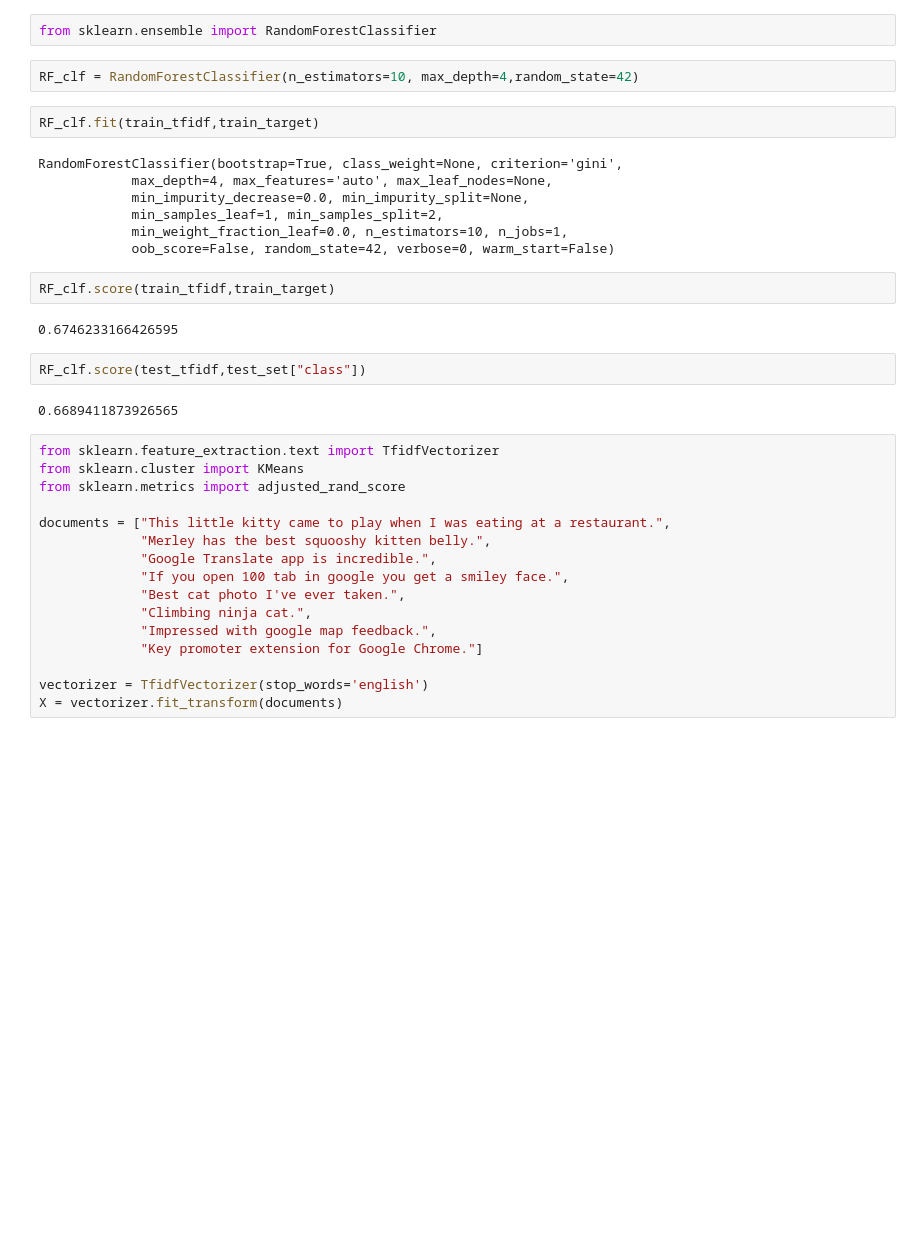
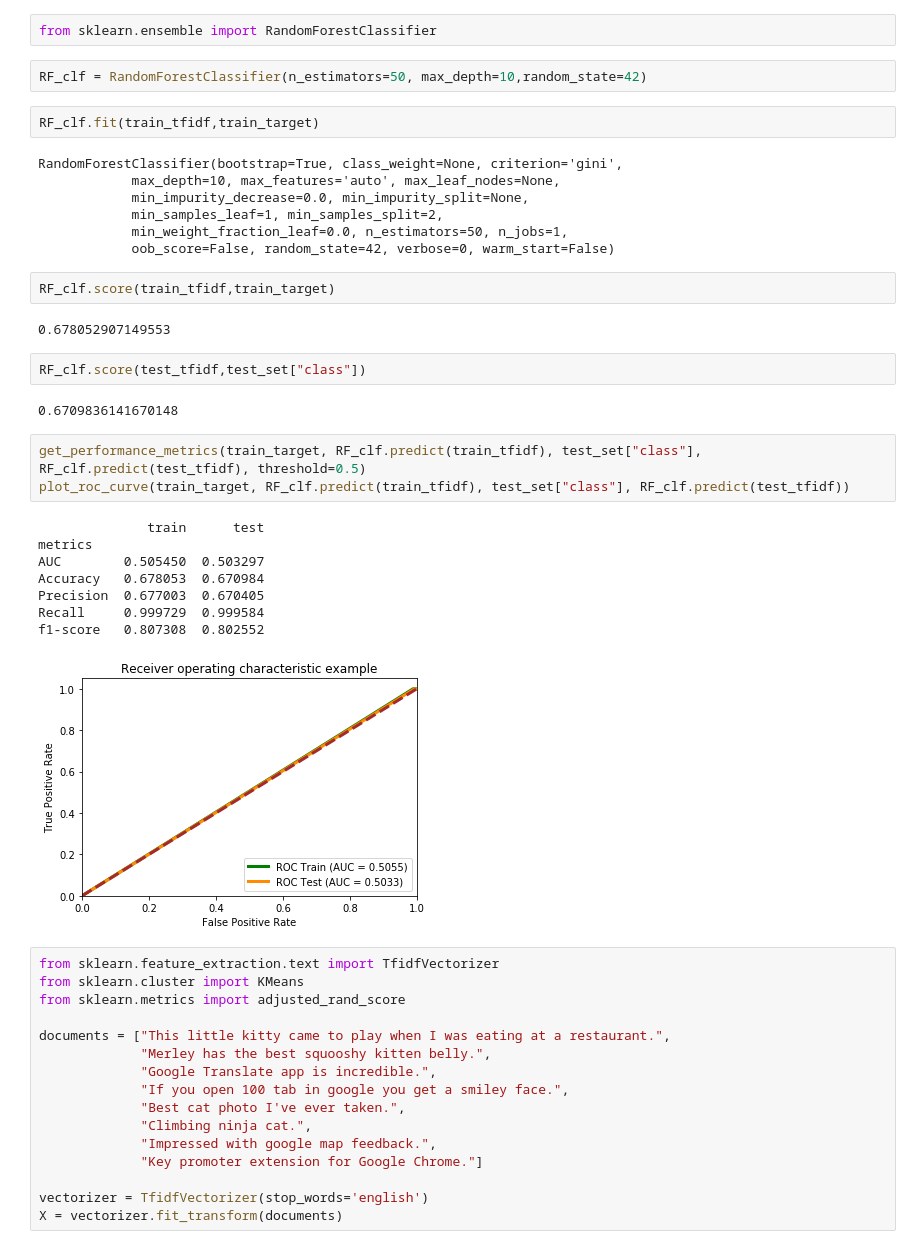
Before and after one commit to XuDou/Yelp-data, a Jupyter notebook: Models.ipynb, the cells around one changed output. Saved outputs shown, nothing was run; the diff lists cells and outputs as text; blank space fills up the shorter version.

```diff
--- a/Models.ipynb
+++ b/Models.ipynb
@@ -393,24 +393,36 @@ f1-score   0.817386  0.802776
 # %%
 from sklearn.ensemble import RandomForestClassifier
 # %%
-RF_clf = RandomForestClassifier(n_estimators=10, max_depth=4,random_state=42)
+RF_clf = RandomForestClassifier(n_estimators=50, max_depth=10,random_state=42)
 # %%
 RF_clf.fit(train_tfidf,train_target)
 # %% [output]
 RandomForestClassifier(bootstrap=True, class_weight=None, criterion='gini',
-            max_depth=4, max_features='auto', max_leaf_nodes=None,
+            max_depth=10, max_features='auto', max_leaf_nodes=None,
             min_impurity_decrease=0.0, min_impurity_split=None,
             min_samples_leaf=1, min_samples_split=2,
-            min_weight_fraction_leaf=0.0, n_estimators=10, n_jobs=1,
+            min_weight_fraction_leaf=0.0, n_estimators=50, n_jobs=1,
             oob_score=False, random_state=42, verbose=0, warm_start=False)
 # %%
 RF_clf.score(train_tfidf,train_target)
 # %% [output]
-0.6746233166426595
+0.678052907149553
 # %%
 RF_clf.score(test_tfidf,test_set["class"])
 # %% [output]
-0.6689411873926565
+0.6709836141670148
+# %%
+get_performance_metrics(train_target, RF_clf.predict(train_tfidf), test_set["class"], RF_clf.predict(test_tfidf), threshold=0.5)
+plot_roc_curve(train_target, RF_clf.predict(train_tfidf), test_set["class"], RF_clf.predict(test_tfidf))
+# %% [output]
+              train      test
+metrics
+AUC        0.505450  0.503297
+Accuracy   0.678053  0.670984
+Precision  0.677003  0.670405
+Recall     0.999729  0.999584
+f1-score   0.807308  0.802552
+[figure, added]
 # %%
 from sklearn.feature_extraction.text import TfidfVectorizer
 from sklearn.cluster import KMeans
```
Also changed, not shown: parts of 8 cells of this notebook.
